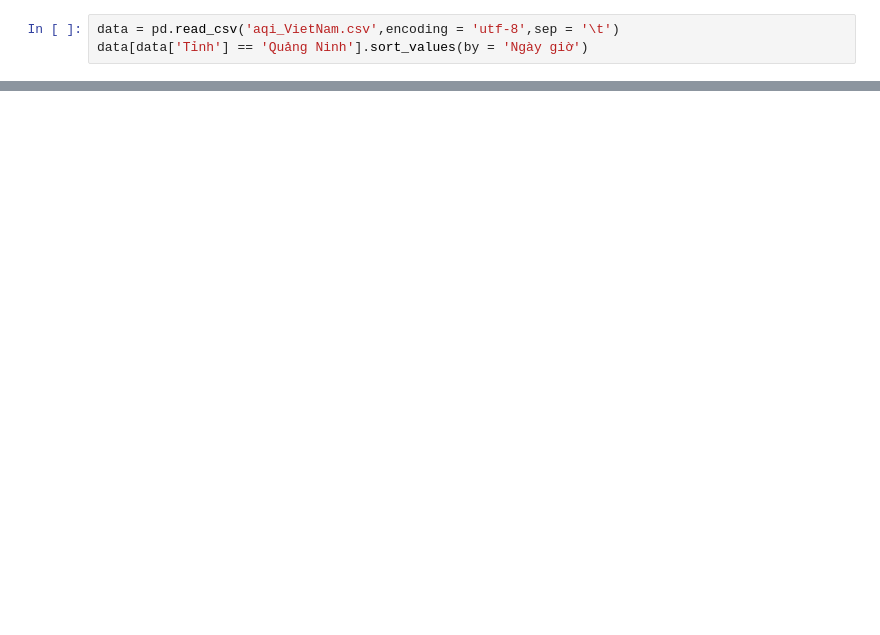
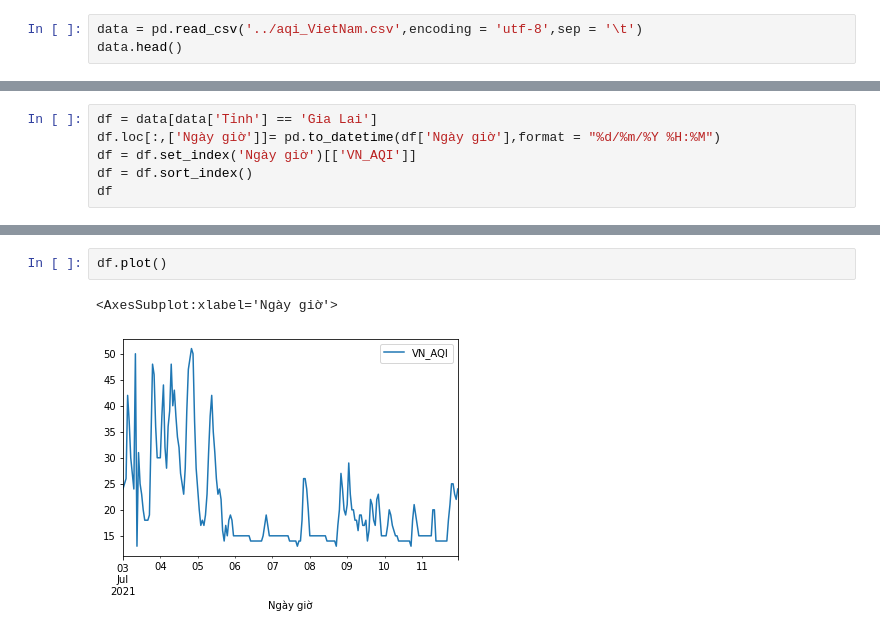
Before and after one commit to templarassVN/Data-About-VietNam, a Jupyter notebook: WorkPlace/Work.ipynb, the cells around one changed output, grey strips where cells are left out. Saved outputs shown, nothing was run; the diff lists cells and outputs as text; blank space fills up the shorter version.

```diff
--- a/WorkPlace/Work.ipynb
+++ b/WorkPlace/Work.ipynb
@@ -4,4 +22,4 @@ import numpy as np
 # %%
-data = pd.read_csv('aqi_VietNam.csv',encoding = 'utf-8',sep = '\t')
-data[data['Tỉnh'] == 'Quảng Ninh'].sort_values(by = 'Ngày giờ')
+data = pd.read_csv('../aqi_VietNam.csv',encoding = 'utf-8',sep = '\t')
+data.head()
 # %% [output]
@@ -8,0 +32,6 @@ UnicodeDecodeError: 'utf-8' codec can't decode byte 0xed in position 10: invalid
+# %%
+df = data[data['Tỉnh'] == 'Gia Lai']
+df.loc[:,['Ngày giờ']]= pd.to_datetime(df['Ngày giờ'],format = "%d/%m/%Y %H:%M")
+df = df.set_index('Ngày giờ')[['VN_AQI']]
+df = df.sort_index()
+df
@@ -8,0 +53,5 @@ UnicodeDecodeError: 'utf-8' codec can't decode byte 0xed in position 10: invalid
+# %%
+df.plot()
+# %% [output]
+<AxesSubplot:xlabel='Ngày giờ'>
+[figure, added]
```
Also changed, not shown: parts of 16 cells of this notebook, 2 other files.
